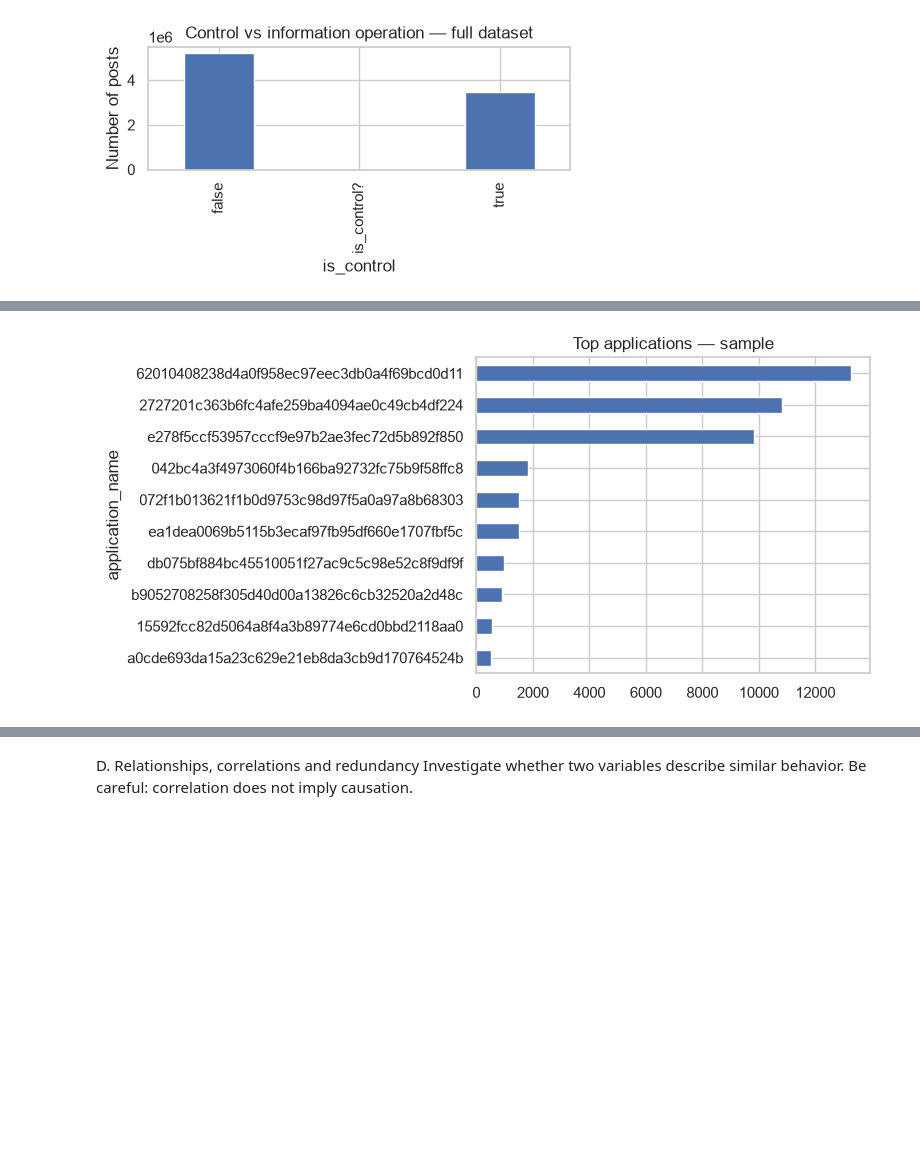
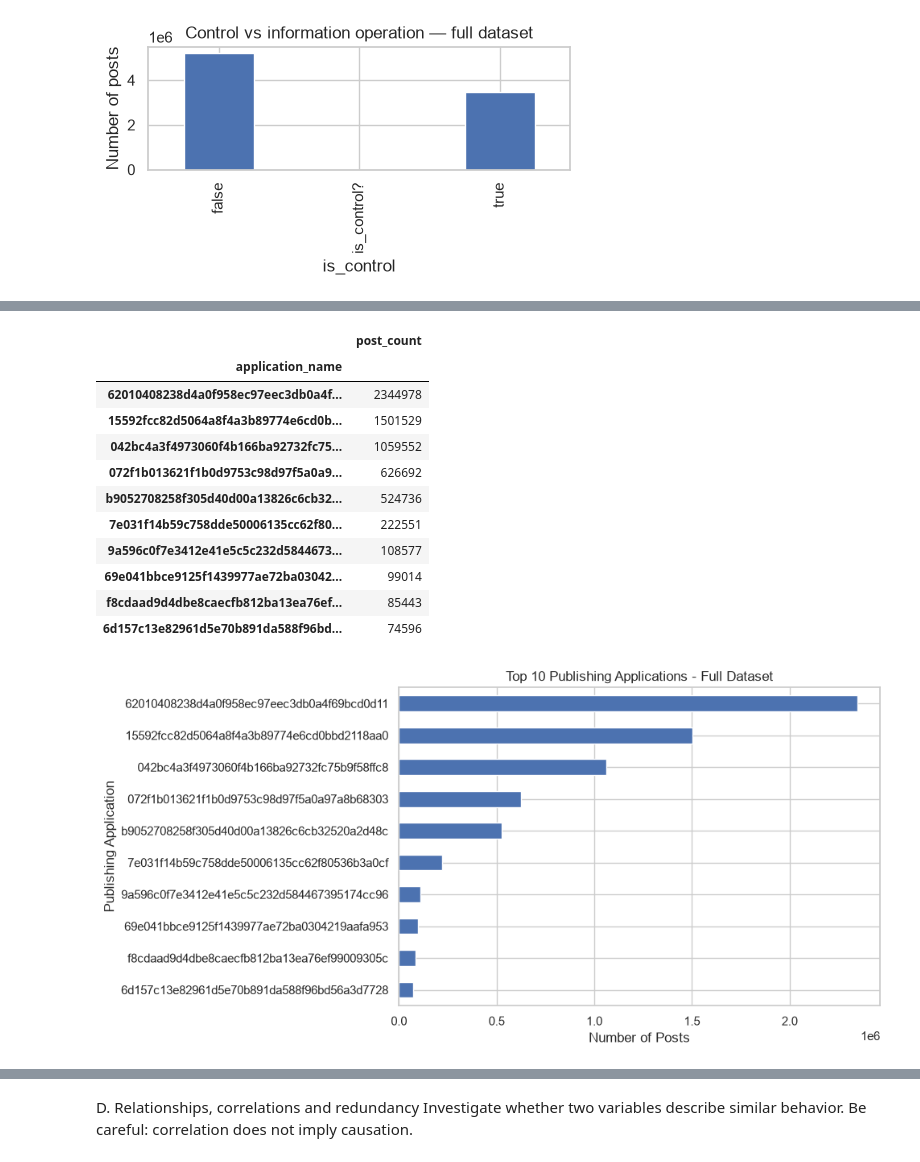
Before and after one commit to OsamaAawad/Data-Mining-Project-, a Jupyter notebook: notebooks/01_dataUnderstanding.ipynb, the cells around one changed output, grey strips where cells are left out. Saved outputs shown, nothing was run; the diff lists cells and outputs as text; code cells hidden in the pictures; blank space fills up the shorter version.

```diff
--- a/notebooks/01_dataUnderstanding.ipynb
+++ b/notebooks/01_dataUnderstanding.ipynb
@@ -367,8 +868,62 @@ Determine which publishing clients are common.
 # %%
-sample["application_name"].value_counts().head(10).sort_values().plot.barh(figsize=(8, 4))
-plt.title("Top applications — sample")
+
+# C8 - Publishing Application Distribution (Full Dataset)
+
+CHUNK_SIZE = 100_000
+
+# Store application frequencies
+application_counts = pd.Series(dtype="int64")
+
+# Read the full dataset in chunks
+for chunk in pd.read_csv(
+    DATA_PATH,
+    usecols=["application_name"],
+    dtype={"application_name": "string"},
+    chunksize=CHUNK_SIZE
+):
+
+    # Count applications in each chunk
+    chunk_counts = chunk["application_name"].value_counts()
+
+    # Accumulate counts
+    application_counts = application_counts.add(
+        chunk_counts,
+        fill_value=0
+    )
+
+# Convert to integers and sort
+application_counts = (
+    application_counts.astype("int64")
+    .sort_values(ascending=False)
+)
+
+# Display top 10 applications
+display(
+    application_counts.head(10).to_frame("post_count")
+)
+
+# Plot top 10 applications
+application_counts.head(10).sort_values().plot.barh(
+    figsize=(10, 5)
+)
+
+plt.title("Top 10 Publishing Applications - Full Dataset")
+plt.xlabel("Number of Posts")
+plt.ylabel("Publishing Application")
 plt.tight_layout()
 plt.show()
 # %% [output]
+|  | post_count |
+| application_name |  |
+| 62010408238d4a0f958ec97eec3db0a4f... | 2344978 |
+| 15592fcc82d5064a8f4a3b89774e6cd0b... | 1501529 |
+| 042bc4a3f4973060f4b166ba92732fc75... | 1059552 |
+| 072f1b013621f1b0d9753c98d97f5a0a9... | 626692 |
+| b9052708258f305d40d00a13826c6cb32... | 524736 |
+| 7e031f14b59c758dde50006135cc62f80... | 222551 |
+| 9a596c0f7e3412e41e5c5c232d5844673... | 108577 |
+| 69e041bbce9125f1439977ae72ba03042... | 99014 |
+| f8cdaad9d4dbe8caecfb812ba13ea76ef... | 85443 |
+| 6d157c13e82961d5e70b891da588f96bd... | 74596 |
-[figure, old version]
+[figure, new version]
 # %% [markdown]
```
Also changed, not shown: parts of 42 cells of this notebook, 3 other files.
